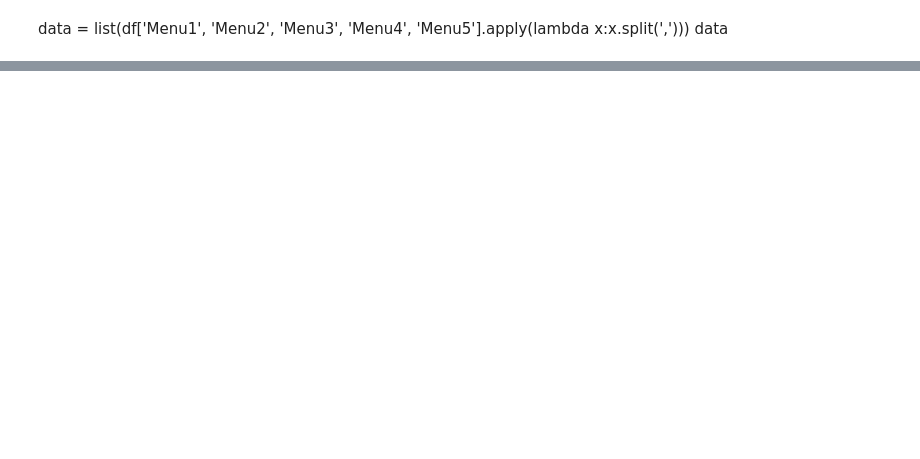
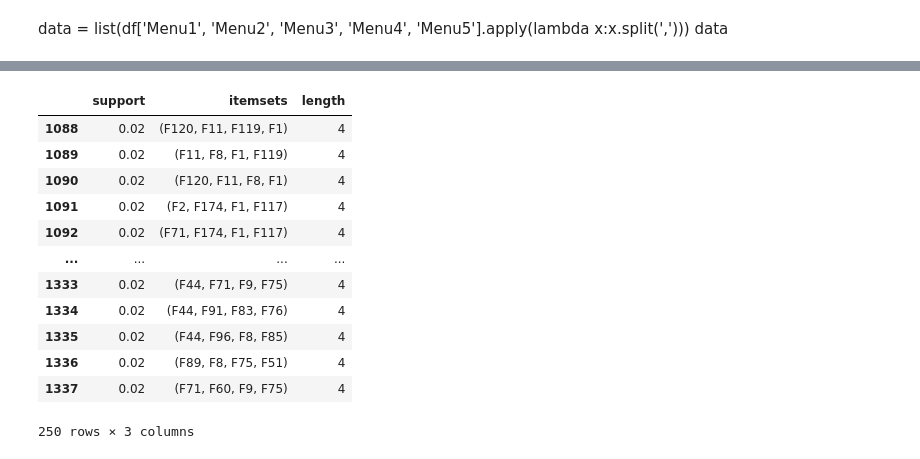
Before and after one commit to kwanjira16254200/pandas, a Jupyter notebook: Untitled3.ipynb, the cells around one changed output, grey strips where cells are left out. Saved outputs shown, nothing was run; the diff lists cells and outputs as text; code cells hidden in the pictures; blank space fills up the shorter version.

```diff
--- a/Untitled3.ipynb
+++ b/Untitled3.ipynb
@@ -104,0 +196,16 @@ df1[(df1['length']==2)]
+# %%
+df1[(df1['length']==4)]
+# %% [output]
+|  | support | itemsets | length |
+| 1088 | 0.02 | (F120, F11, F119, F1) | 4 |
+| 1089 | 0.02 | (F11, F8, F1, F119) | 4 |
+| 1090 | 0.02 | (F120, F11, F8, F1) | 4 |
+| 1091 | 0.02 | (F2, F174, F1, F117) | 4 |
+| 1092 | 0.02 | (F71, F174, F1, F117) | 4 |
+| ... | ... | ... | ... |
+| 1333 | 0.02 | (F44, F71, F9, F75) | 4 |
+| 1334 | 0.02 | (F44, F91, F83, F76) | 4 |
+| 1335 | 0.02 | (F44, F96, F8, F85) | 4 |
+| 1336 | 0.02 | (F89, F8, F75, F51) | 4 |
+| 1337 | 0.02 | (F71, F60, F9, F75) | 4 |
+250 rows × 3 columns
```
Also changed, not shown: parts of 13 cells of this notebook.
